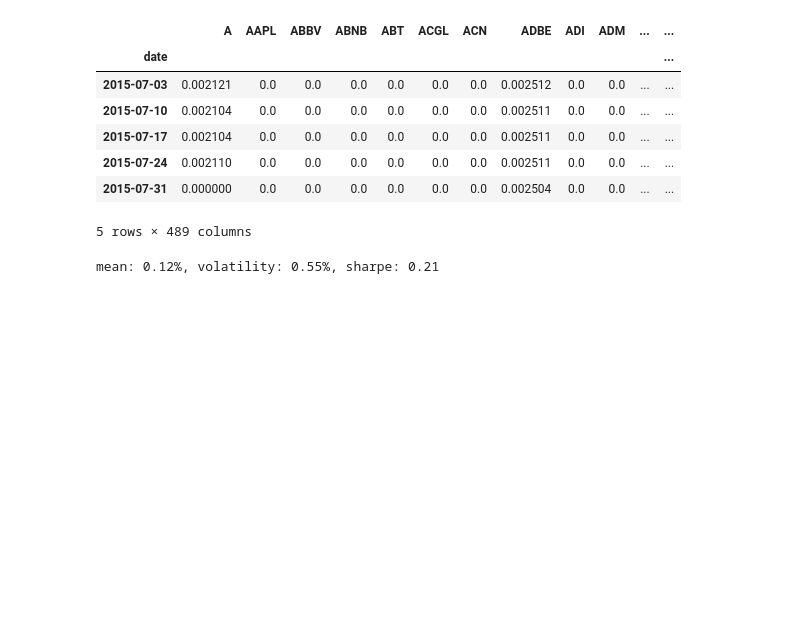
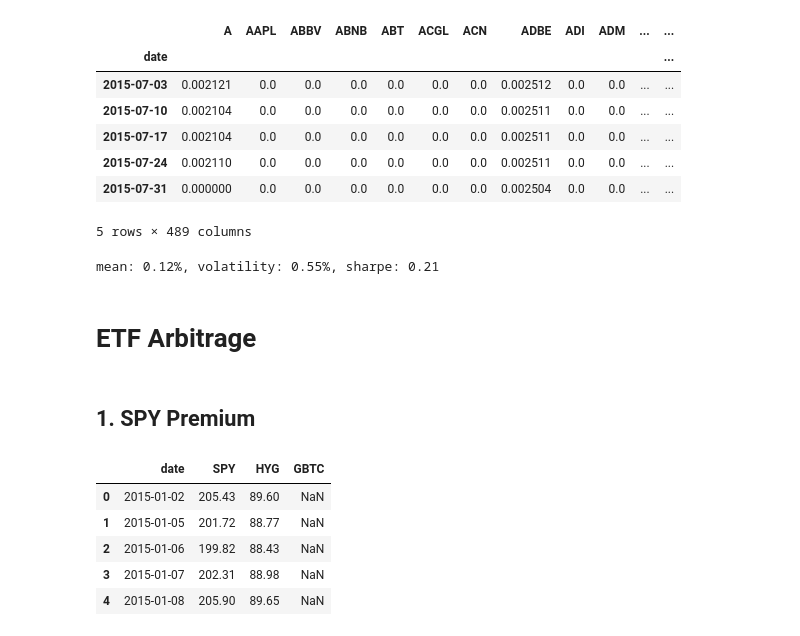
Before and after one commit to starckyang/market-finm-by-mark, a Jupyter notebook: notebooks/equity-and-etfs.ipynb, the cells around one changed output. Drawn from its saved outputs; the diff is of its cells as text; code cells hidden in the pictures; blank space fills up the shorter version.

Commit message:
finish etf arbitrage part

```diff
--- a/notebooks/equity-and-etfs.ipynb
+++ b/notebooks/equity-and-etfs.ipynb
@@ -983,3 +983,7 @@ rewei_sharpe = rewei_mean/rewei_vol
 print(f"mean: {rewei_mean*100:.2f}%, volatility: {rewei_vol*100:.2f}%, sharpe: {rewei_sharpe:.2f}")
 # %% [output]
 mean: 0.12%, volatility: 0.55%, sharpe: 0.21
+# %% [markdown]
+# ETF Arbitrage
+# %% [markdown]
+## 1. SPY Premium
@@ -985,0 +993,10 @@ mean: 0.12%, volatility: 0.55%, sharpe: 0.21
+# %%
+px = pd.read_excel("../data/etf_arb_data.xlsx", sheet_name="prices")
+px.head()
+# %% [output]
+|  | date | SPY | HYG | GBTC |
+| 0 | 2015-01-02 | 205.43 | 89.60 | NaN |
+| 1 | 2015-01-05 | 201.72 | 88.77 | NaN |
+| 2 | 2015-01-06 | 199.82 | 88.43 | NaN |
+| 3 | 2015-01-07 | 202.31 | 88.98 | NaN |
+| 4 | 2015-01-08 | 205.90 | 89.65 | NaN |
```
Also changed, not shown: parts of 19 cells of this notebook.
